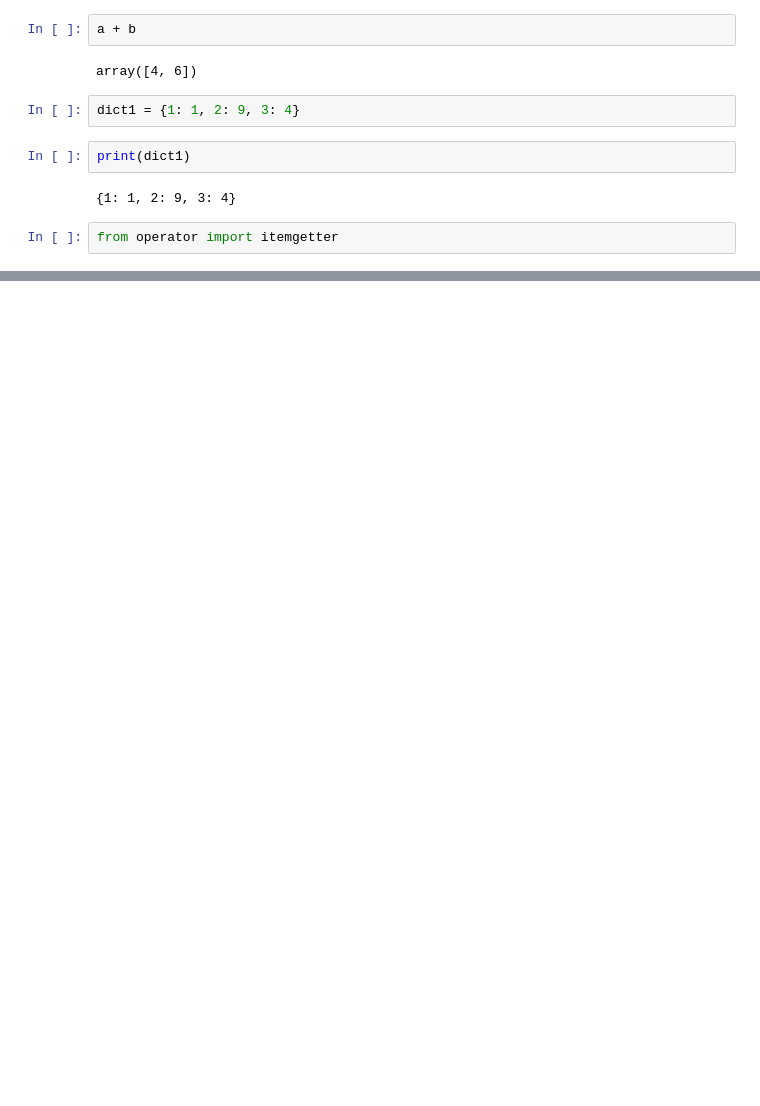
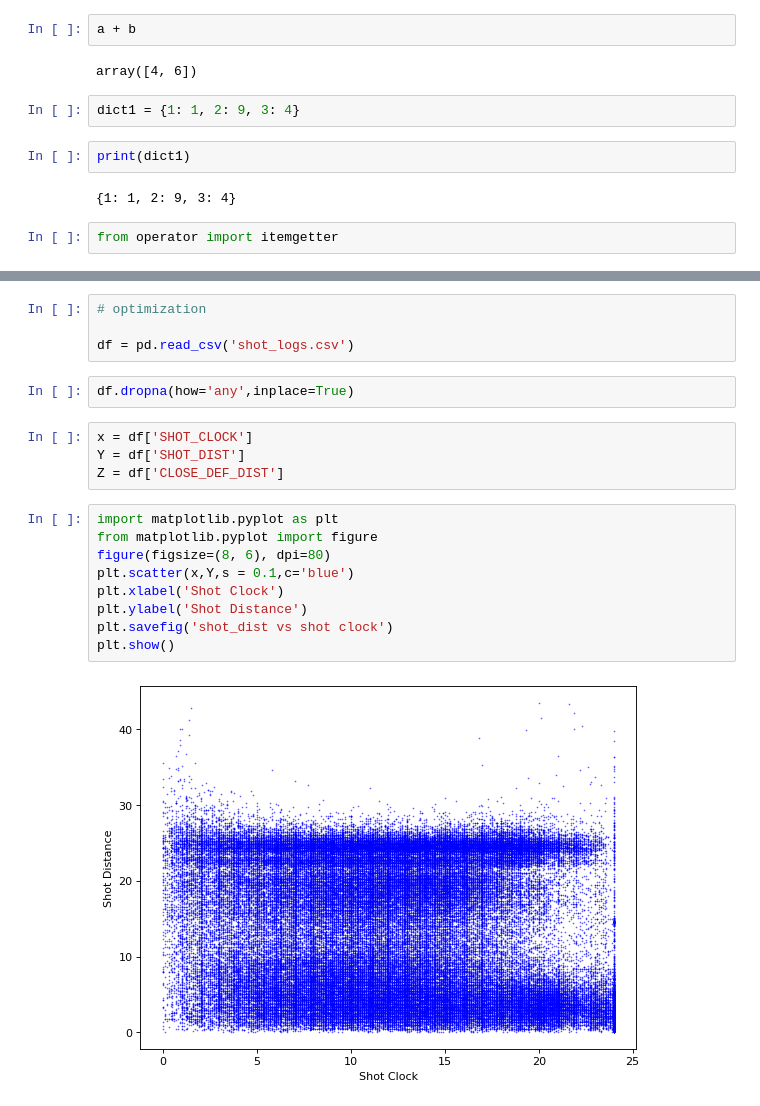
Before and after one commit to rahul-ohlan/big_data_spring22, a Jupyter notebook: K_Means_project_1/Basketball/task2/basket_ball.ipynb, the cells around one changed output, grey strips where cells are left out. Saved outputs shown, nothing was run; the diff lists cells and outputs as text; blank space fills up the shorter version.

```diff
--- a/K_Means_project_1/Basketball/task2/basket_ball.ipynb
+++ b/K_Means_project_1/Basketball/task2/basket_ball.ipynb
@@ -137,0 +430,21 @@ cv = dict()
+# %%
+# optimization
+
+df = pd.read_csv('shot_logs.csv')
+# %%
+df.dropna(how='any',inplace=True)
+# %%
+x = df['SHOT_CLOCK']
+Y = df['SHOT_DIST']
+Z = df['CLOSE_DEF_DIST']
+# %%
+import matplotlib.pyplot as plt
+from matplotlib.pyplot import figure
+figure(figsize=(8, 6), dpi=80)
+plt.scatter(x,Y,s = 0.1,c='blue')
+plt.xlabel('Shot Clock')
+plt.ylabel('Shot Distance')
+plt.savefig('shot_dist vs shot clock')
+plt.show()
+# %% [output]
+[figure, added]
```
Also changed, not shown: parts of 10 cells of this notebook, 8 other files.
